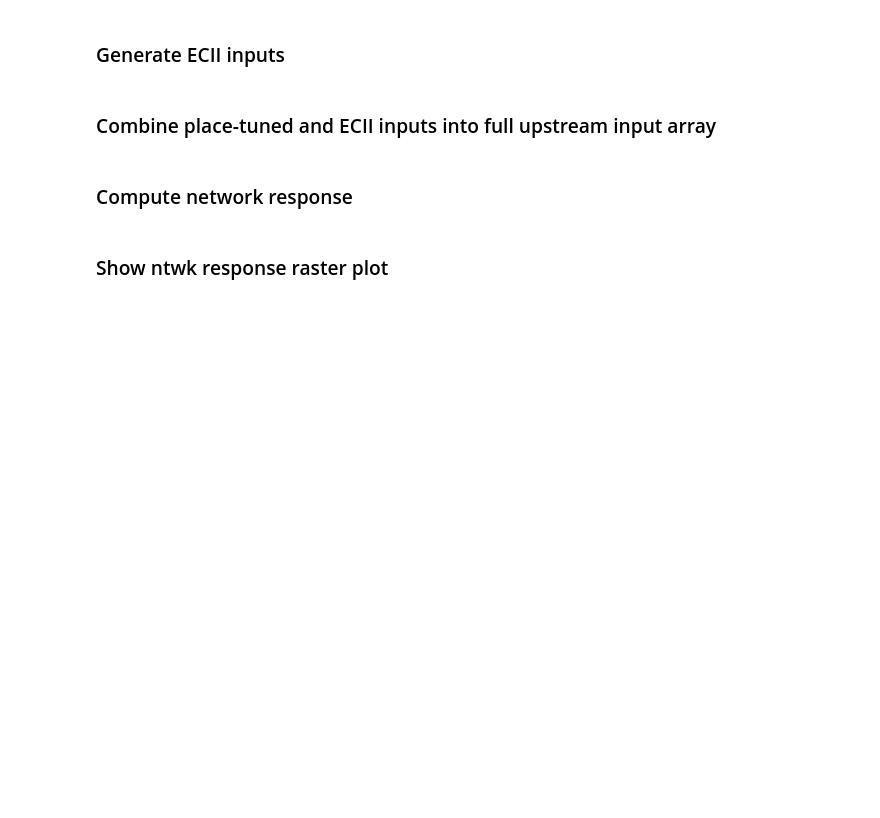
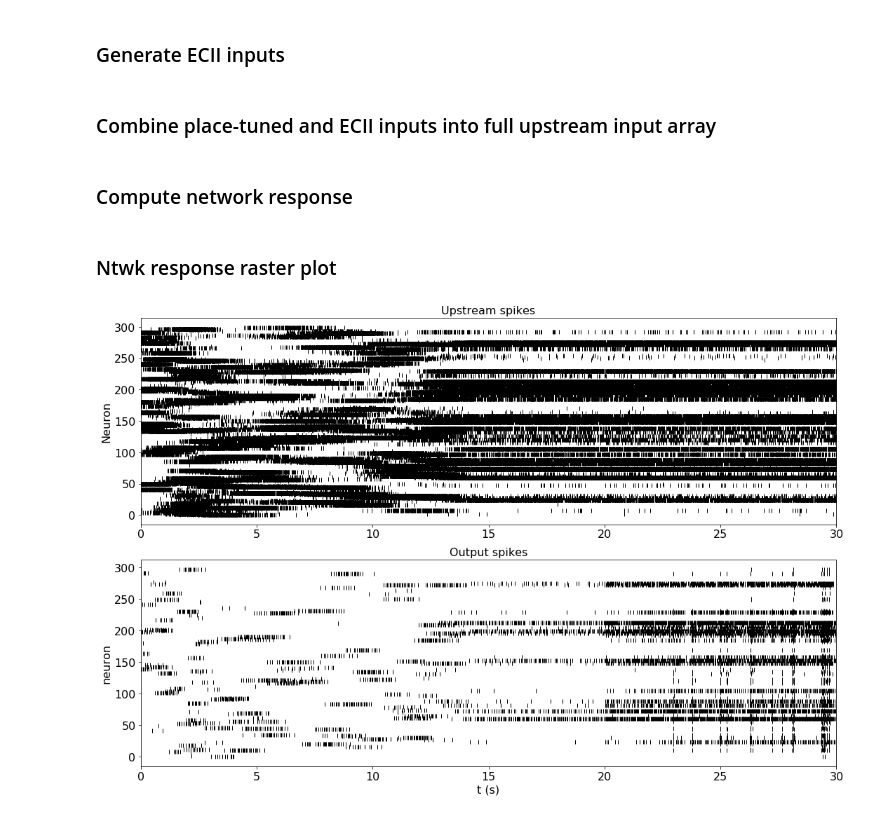
Before and after one commit to rkp8000/network_replay, a Jupyter notebook: 2_basic_plasticity.ipynb, the cells around one changed output. Cells and saved outputs as stored; diff of their text form; code cells hidden in the pictures; blank space fills up the shorter version.

Commit message:
Run basic simulation demonstrating activity-dependent EC-CA3 plasticity.

```diff
--- a/2_basic_plasticity.ipynb
+++ b/2_basic_plasticity.ipynb
@@ -170,8 +170,8 @@ centers = np.random.uniform(pf_lb, pf_ub, (N, 2)).T
 stds = P.L_PL * np.ones(centers.shape[1])
 max_rates = P.R_MAX_PL * np.ones(centers.shape[1])
 
-time_file = save_time_file(os.path.join(SAVE_DIR, 'time'), ts)
-traj_file = traj.save(os.path.join(SAVE_DIR, 'traj'))
+time_file = save_time_file(os.path.join(SAVE_DIR, 'time.npy'), ts)
+traj_file = traj.save(os.path.join(SAVE_DIR, 'traj.npy'))
 
 # plot trajectory and place fields
 fig, ax = plt.subplots(1, 1, figsize=FIG_SIZE, tight_layout=True)
@@ -243,38 +243,40 @@ spks_up = np.concatenate([spks_up_pl, spks_up_ec], axis=1)
 ntwk = LIFNtwk(**NTWK_KWARGS, plasticity=PLASTICITY)
 vs_init = P.E_LEAK * np.ones(N)
 gs_init = {syn: np.zeros(N) for syn in SYNS}
-ntwk_response = ntwk.run(spks_up, vs_init, gs_init, P.DT)
-ntwk_response.place_field_centers = centers
+resp = ntwk.run(spks_up, vs_init, gs_init, P.DT)
+resp.place_field_centers = centers
 
-activity_file = ntwk_response.save(os.path.join(SAVE_DIR, 'ntwk'))
+ntwk_file = resp.save(os.path.join(SAVE_DIR, 'ntwk.npy'))
 # %% [markdown]
-### Show ntwk response raster plot
+### Ntwk response raster plot
 # %%
 gs = gridspec.GridSpec(2, 1)
 fig = plt.figure(figsize=(15, 10), tight_layout=True)
 
 axs = [
     fig.add_subplot(gs[0, :]),
     fig.add_subplot(gs[1, :]),
 ]
 
 # raster plot of place-sensitive cell responses
 spk_times_up = spks_up[:, :N].nonzero()[0] * P.DT
 
 axs[0].scatter(spk_times_up, spks_up[:, :N].nonzero()[1], marker='|', lw=1, c='k')
 axs[0].set_xlim(ts[0], ts[-1])
 axs[0].set_ylabel('Neuron')
 axs[0].set_title('Upstream spikes')
 
 plot.raster(
     axs[1],
     time_file,
-    activity_file)
+    ntwk_file)
 
 axs[1].set_xlim(ts[0], ts[-1])
 axs[1].set_xlabel('t (s)')
 axs[1].set_ylabel('neuron')
 axs[1].set_title('Output spikes')
 
 for ax in axs:
     plot.set_font_size(ax, 16)
+# %% [output]
+[figure, added]
```
Also changed, not shown: parts of 2 cells of this notebook.
